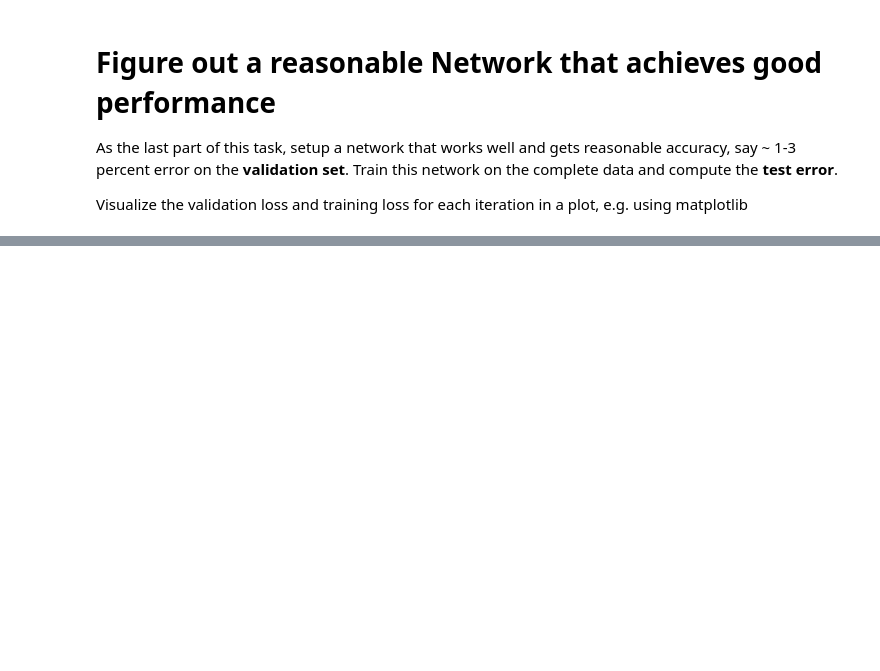
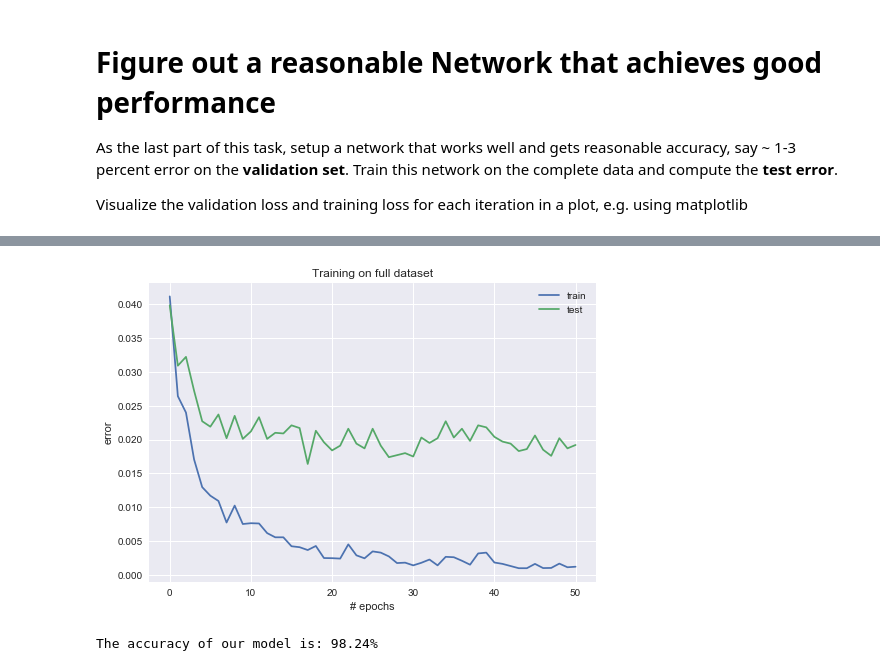
Before and after one commit to 2BH/dl-lab-ws2018, a Jupyter notebook: exercise1/exercise_1.ipynb, the cells around one changed output, grey strips where cells are left out. Cells and saved outputs as stored; diff of their text form; code cells hidden in the pictures; blank space fills up the shorter version.

```diff
--- a/exercise1/exercise_1.ipynb
+++ b/exercise1/exercise_1.ipynb
@@ -914,0 +830,3 @@ $$J = -\frac{1}{m} \sum\limits_{i = 1}^{m} \large{(}\small y^{(i)}\log\left(a^{[
+# %%
+X_full = np.concatenate((X_train, X_valid))
+y_full = np.concatenate((y_train, y_valid))
@@ -914,0 +892,18 @@ $$J = -\frac{1}{m} \sum\limits_{i = 1}^{m} \large{(}\small y^{(i)}\log\left(a^{[
+# %%
+epochs = np.arange(0, max_epochs+1)
+full_train_error = nn.train_error
+full_test_error = nn.valid_error
+plt.plot(epochs, train_error, label = "train")
+plt.plot(epochs, valid_error, label = "test")
+plt.grid(True)
+plt.xlabel("# epochs")
+plt.ylabel("error")
+plt.legend()
+plt.title("Training on full dataset")
+plt.show()
+# %% [output]
+[figure, added]
+# %%
+print("The accuracy of our model is: %.2f%%" %(100-full_test_error[-1]*100))
+# %% [output]
+The accuracy of our model is: 98.24%
```
Also changed, not shown: parts of 22 cells of this notebook, 7 other files.
